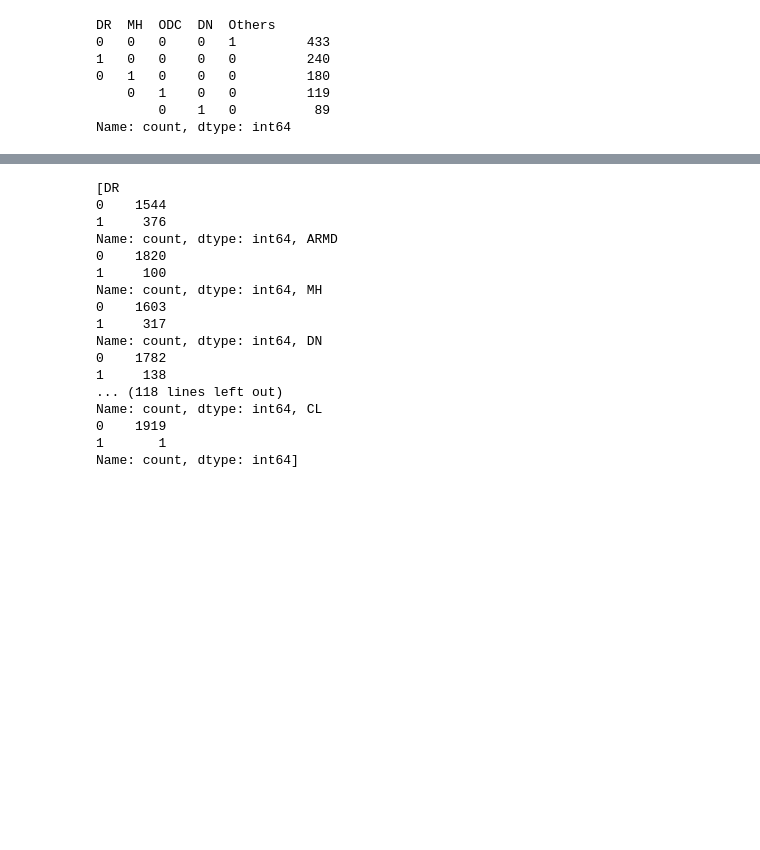
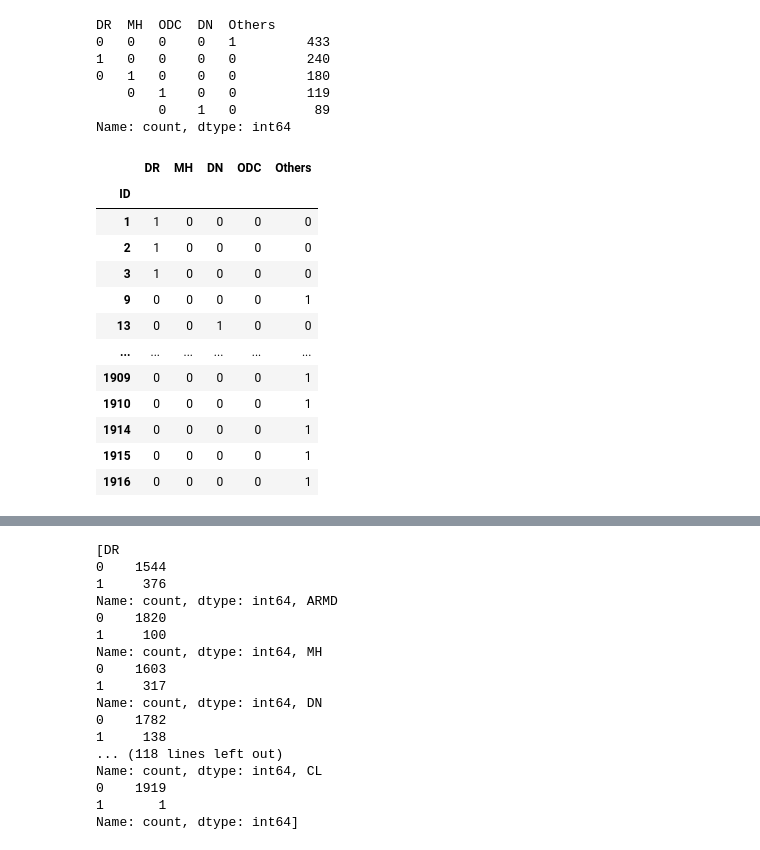
Before and after one commit to gomezpaula658/eye_spy_peekaboo_for_health, a Jupyter notebook: notebooks/data_balance_stage2.ipynb, the cells around one changed output, grey strips where cells are left out. Cells and saved outputs as stored; diff of their text form; code cells hidden in the pictures; blank space fills up the shorter version.

```diff
--- a/notebooks/data_balance_stage2.ipynb
+++ b/notebooks/data_balance_stage2.ipynb
@@ -94,3 +126,7 @@ len(ID_list)
+# %%
+df_unhealthy_noID = df_unhealthy.set_index('ID')
+df_unhealthy_noRisk = df_unhealthy.drop(['Disease_Risk'], axis=1)
+df_unhealthy_noIDRisk = df_unhealthy_noID.drop(['Disease_Risk'], axis=1)
 # %%
 # df_DR = df.loc[:, df.columns.intersection(['DR'])]
 # df_DR = df_DR[df_DR.DR == 1]
@@ -156,3 +192,13 @@ print(sorted_dict)
 # %% [output]
 35
 {'DR': 240, 'MH': 180, 'ODC': 119, 'DN': 89, 'BRVO': 54, 'ODE': 52, 'MYA': 46, 'RS': 39, 'ARMD': 34, 'CSR': 32, 'CRVO': 26, 'TSLN': 23, 'CRS': 20, 'ODP': 17, 'RPEC': 15, 'AION': 13, 'ERM': 8, 'AH': 8, ...
+# %%
+# keep_diseases = []
+# for disease in no_overlap_disease_dict.keys():
+#     if no_overlap_disease_dict[disease] > 80:
+#         keep_diseases.append(disease)
+# keep_diseases
+
+for disease in no_overlap_disease_dict.keys():
+    if no_overlap_disease_dict[disease] > 80:
+        print(f"{disease} - {no_overlap_disease_dict[disease]}")
@@ -213,0 +262,71 @@ Name: count, dtype: int64
+# %%
+# TEST
+
+cut_off = 80
+df = pd.read_csv('../raw_data/RFMiD_Training_Labels.csv')
+df_unhealthy = df[df.Disease_Risk == 1]
+df_unhealthy_noID = df_unhealthy.set_index('ID')
+df_unhealthy_noRisk = df_unhealthy.drop(['Disease_Risk'], axis=1)
+df_unhealthy_noIDRisk = df_unhealthy_noID.drop(['Disease_Risk'], axis=1)
+
+rows = []
+for row in df_unhealthy.ID:
+    rows.append(row)
+
+no_overlapping_rows = []
+for row in rows:
+    if df_unhealthy_noIDRisk.loc[row].sum(axis=0) == 1:
+        no_overlapping_rows.append(row)
+
+ID_list = df_unhealthy_noRisk['ID'].tolist()
+
+overlapping_list = []
+for row in ID_list:
+    if row not in no_overlapping_rows:
+        overlapping_list.append(row)
+
+for number in overlapping_list:
+    df_unhealthy = df_unhealthy[df_unhealthy.ID != number]
+
+df_unhealthy_noID = df_unhealthy.set_index('ID')
+# df_unhealthy_noRisk = df_unhealthy.drop(['Disease_Risk'], axis=1)
+df_unhealthy_noIDRisk = df_unhealthy_noID.drop(['Disease_Risk'], axis=1)
+
+disease_list = df_unhealthy_noIDRisk.columns.values.tolist()
+
+no_overlap_disease_dict = {}
+for cols in disease_list:
+    df_disease = df_unhealthy_noIDRisk[[cols]]
+    df_disease = df_disease[df_disease[cols] == 1]
+    no_overlap_disease_dict[cols] = df_disease.shape[0]
+
+# sorted_dict = {k: v for k, v in sorted(no_overlap_disease_dict.items(), key=lambda item: item[1], reverse=True)}
+# sorted_dict = {key:val for key, val in sorted_dict.items() if val != 0}
+
+keep_diseases = []
+for disease in no_overlap_disease_dict.keys():
+    if no_overlap_disease_dict[disease] >= cut_off:
+        keep_diseases.append(disease)
+
+df_others_indexID = df_unhealthy_noIDRisk.drop(keep_diseases, axis=1)
+df_others_indexID['Others'] = df_others_indexID.sum(axis=1)
+df_others_indexID = df_others_indexID[['Others']]
+df_unhealthy_top= df_unhealthy_noIDRisk[keep_diseases]
+
+df_unhealthy_top_others = pd.concat([df_unhealthy_top, df_others_indexID], axis=1)
+
+df_unhealthy_top_others
+# %% [output]
+|  | DR | MH | DN | ODC | Others |
+| ID |  |  |  |  |  |
+| 1 | 1 | 0 | 0 | 0 | 0 |
+| 2 | 1 | 0 | 0 | 0 | 0 |
+| 3 | 1 | 0 | 0 | 0 | 0 |
+| 9 | 0 | 0 | 0 | 0 | 1 |
+| 13 | 0 | 0 | 1 | 0 | 0 |
+| ... | ... | ... | ... | ... | ... |
+| 1909 | 0 | 0 | 0 | 0 | 1 |
+| 1910 | 0 | 0 | 0 | 0 | 1 |
+| 1914 | 0 | 0 | 0 | 0 | 1 |
+| 1915 | 0 | 0 | 0 | 0 | 1 |
+| 1916 | 0 | 0 | 0 | 0 | 1 |
```
Also changed, not shown: parts of 10 cells of this notebook, 1 other file.
